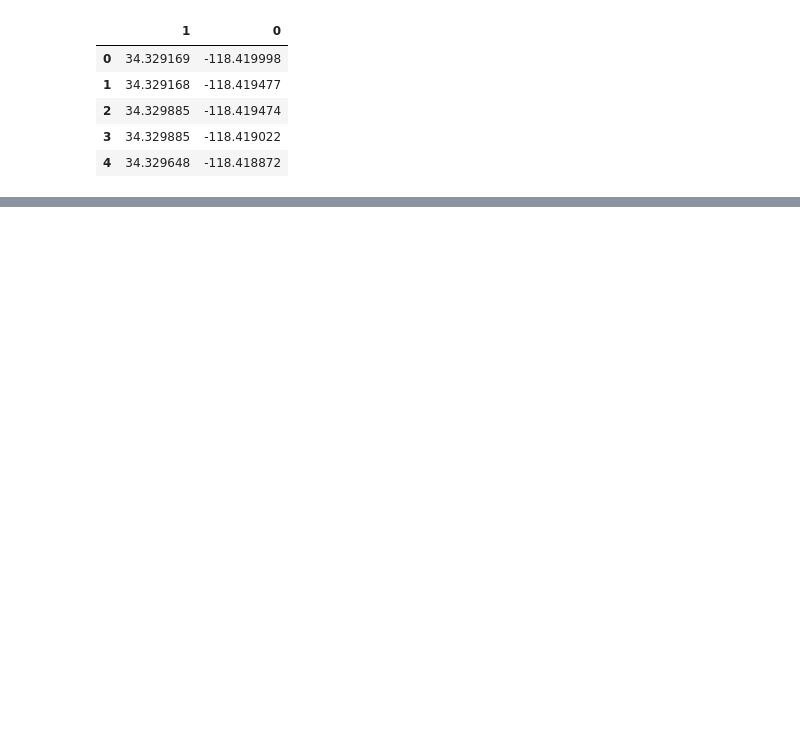
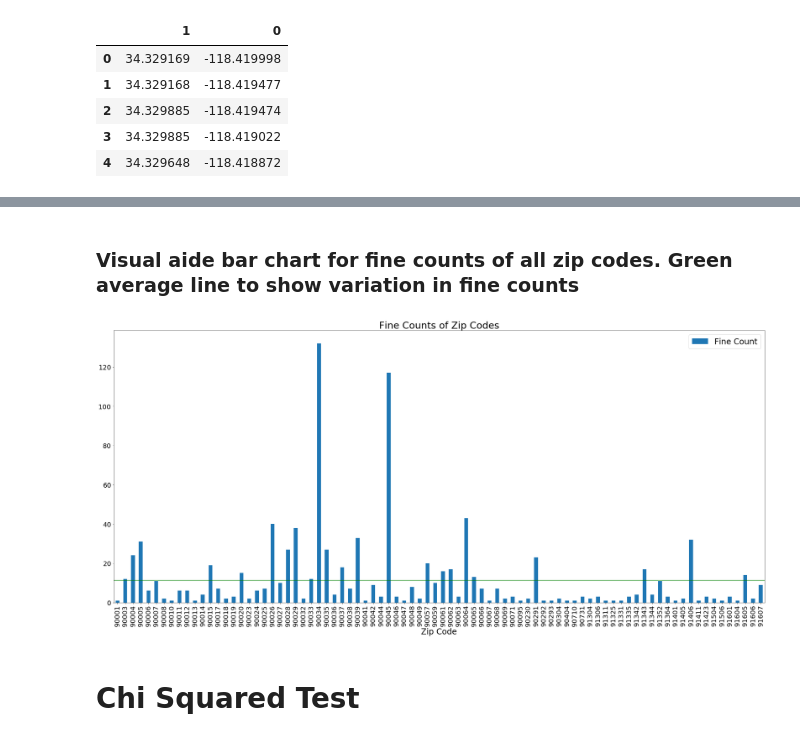
Before and after one commit to usn1485/LAParkingCitations, a Jupyter notebook: LA_HeatMap.ipynb, the cells around one changed output, grey strips where cells are left out. Saved outputs shown, nothing was run; the diff lists cells and outputs as text; code cells hidden in the pictures; blank space fills up the shorter version.

```diff
--- a/LA_HeatMap.ipynb
+++ b/LA_HeatMap.ipynb
@@ -343,0 +307,4 @@ zip_fine_mean.sort_values(by=['Fine Count'], ascending=False).head()
+# %%
+# Build a dataframe for fine counts
+zip_chi_counts = pd.DataFrame({'Fine Count': zip_fine_counts})
+zip_chi_counts.head()
@@ -343,0 +322,15 @@ zip_fine_mean.sort_values(by=['Fine Count'], ascending=False).head()
+# %% [markdown]
+### Visual aide bar chart for fine counts of all zip codes. Green average line to show variation in fine counts
+# %%
+# Bar chart for fine amounts with average line to show that
+fig,ax= plt.subplots()
+zip_chi_counts.plot(kind='bar', ax = ax, title = 'Fine Counts of Zip Codes',figsize=(35,15), fontsize = 20)
+
+mean = zip_chi_counts["Fine Count"].mean()
+
+ax.axhline(mean, color = 'green')
+plt.savefig('Zip_code_bar_chart.png')
+# %% [output]
+[figure, added]
+# %% [markdown]
+# Chi Squared Test
```
Also changed, not shown: parts of 60 cells of this notebook, 7 other files.
